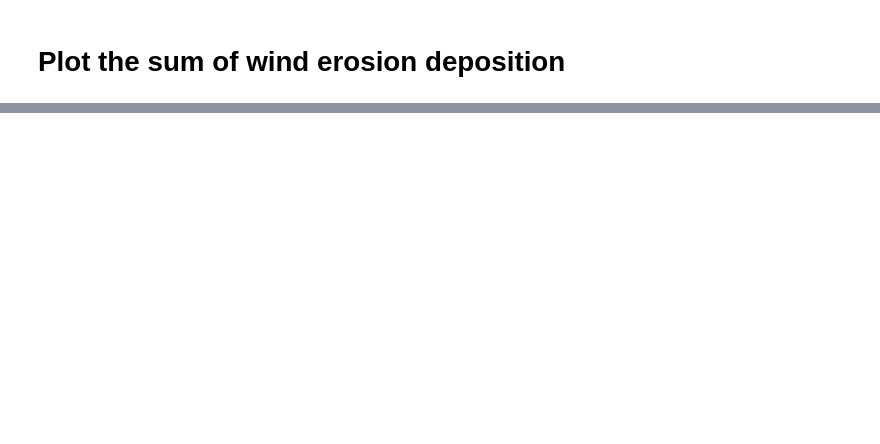
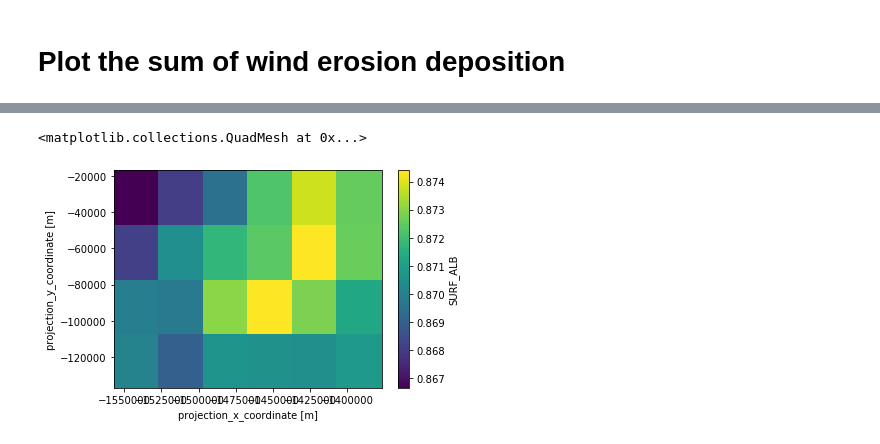
Before and after one commit to EricKeenan/SNOWPACK_WAIS, a Jupyter notebook: analysis/inspect_grid.ipynb, the cells around one changed output, grey strips where cells are left out. Cells and saved outputs as stored; diff of their text form; code cells hidden in the pictures; blank space fills up the shorter version.

```diff
--- a/analysis/inspect_grid.ipynb
+++ b/analysis/inspect_grid.ipynb
@@ -81,0 +82,5 @@ ds['pr'].sum(dim='time').plot()
+# %%
+ds['SURF_ALB'].mean(dim='time').plot()
+# %% [output]
+<matplotlib.collections.QuadMesh at 0x...>
+[figure, added]
```
Also changed, not shown: parts of 8 cells of this notebook, 4 other files.
